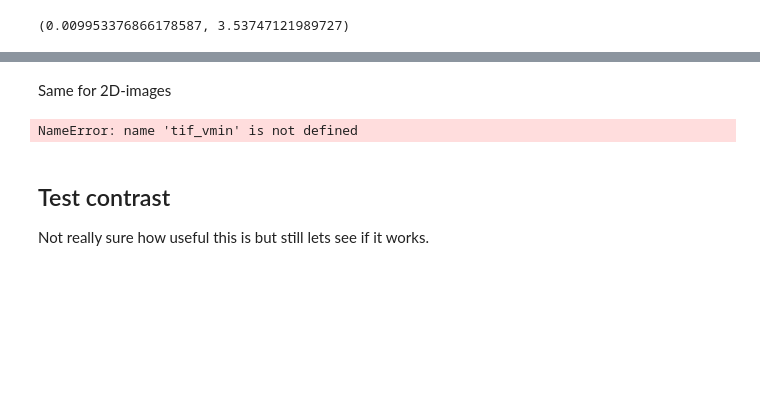
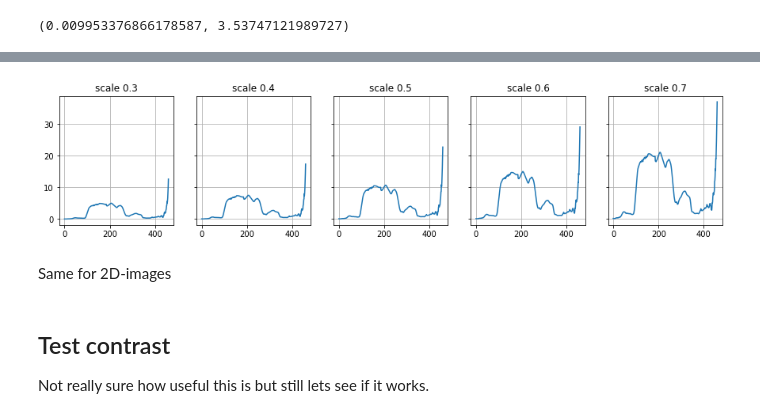
Before and after one commit to jaeeolma/fastai2, a Jupyter notebook: nbs/80_vision.multichannel.ipynb, the cells around one changed output, grey strips where cells are left out. Saved outputs shown, nothing was run; the diff lists cells and outputs as text; code cells hidden in the pictures; blank space fills up the shorter version.

```diff
--- a/nbs/80_vision.multichannel.ipynb
+++ b/nbs/80_vision.multichannel.ipynb
@@ -727,10 +674,14 @@ Clipping input data to the valid range for imshow with RGB data ([0..1] for floa
 [figure]
+# %%
+scales = [0.3, 0.4, 0.5, 0.6, 0.7]
+y = _batch_ex(5, npy_img, 100).brightness(draw=scales, p=1.)
+fig,axs = plt.subplots(1,5, figsize=(15,3), sharey=True)
+for i,ax in enumerate(axs.flatten()):
+    show_mean_spectra(y[i]*100, ctx=ax, title=f'scale {scales[i]}')
+# %% [output]
+[figure, added]
 # %% [markdown]
 Same for 2D-images
-# %%
-tif_vmin
-# %% [output]
-NameError: name 'tif_vmin' is not defined
 # %%
 tif_vals = tif_img.data.cpu().numpy()[[3,2,1]]/10000
 tif_vmin = np.quantile(tif_vals, 0.01, axis=(1,2))
```
Also changed, not shown: parts of 18 cells of this notebook.
